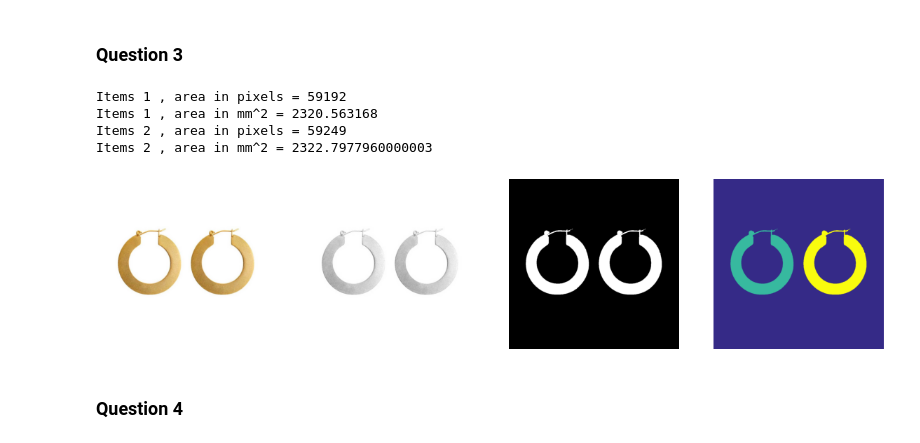
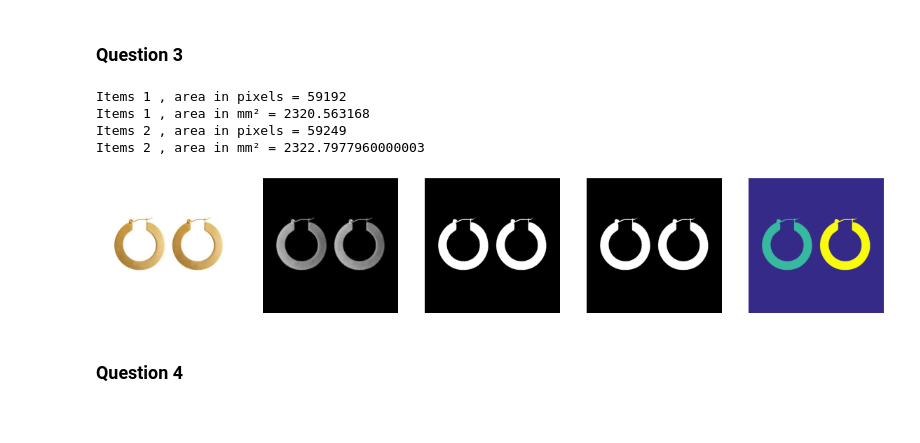
Before and after one commit to ayodyawkh/EN2550, a Jupyter notebook: Exercise_7/Exercise_7.ipynb, the cells around one changed output. Drawn from its saved outputs; the diff is of its cells as text; code cells hidden in the pictures.

```diff
--- a/Exercise_7/Exercise_7.ipynb
+++ b/Exercise_7/Exercise_7.ipynb
@@ -59,41 +59,42 @@ import matplotlib.pyplot as plt
 import cv2 as cv
 
 im = cv.imread("earrings.jpg",cv.IMREAD_COLOR)
 assert im is not None
 
 hsv = cv.cvtColor(im,cv.COLOR_BGR2HSV)
 th,bw = cv.threshold(hsv[:,:,1],0,255,cv.THRESH_BINARY + cv.THRESH_OTSU)
 
 w = 5
 kernal = np.ones((w,w),np.uint8)
 opened = cv.morphologyEx(bw,cv.MORPH_CLOSE,kernal)
 
 retval,labels,stats,centroids = cv.connectedComponentsWithStats(opened)
 colormapped = cv.applyColorMap((labels/np.amax(labels)*255).astype("uint8"),cv.COLORMAP_PARULA)
 
 Z = 720
 f = 8
 for i,s in enumerate(stats):
     if i!=0:
         print("Items",i,", area in pixels =",s[4])
-        print("Items",i,", area in mm^2 =",s[4]*(2.2e-3)**2*(Z*Z)/(f*f))
+        print("Items",i,", area in mm\u00b2 =",s[4]*(2.2e-3)**2*(Z*Z)/(f*f))
 
-h,s,v = cv.split(hsv)
-figure, axis = plt.subplots(1,4, figsize = (20,20))
-axis[0].imshow(cv.cvtColor(Img, cv.COLOR_BGR2RGB))
+figure, axis = plt.subplots(1,5, figsize = (20,20))
+axis[0].imshow(cv.cvtColor(im, cv.COLOR_BGR2RGB))
 axis[0].axis('off')
-axis[1].imshow(cv.cvtColor(v, cv.COLOR_BGR2RGB))
+axis[1].imshow(cv.cvtColor(hsv[:,:,1], cv.COLOR_BGR2RGB))
 axis[1].axis('off')
 axis[2].imshow(cv.cvtColor(bw, cv.COLOR_BGR2RGB))
 axis[2].axis('off')
-axis[3].imshow(cv.cvtColor(colormapped, cv.COLOR_BGR2RGB))
+axis[3].imshow(cv.cvtColor(opened, cv.COLOR_BGR2RGB))
 axis[3].axis('off')
+axis[4].imshow(cv.cvtColor(colormapped, cv.COLOR_BGR2RGB))
+axis[4].axis('off')
 plt.show()
 # %% [output]
 Items 1 , area in pixels = 59192
-Items 1 , area in mm^2 = 2320.563168
+Items 1 , area in mm² = 2320.563168
 Items 2 , area in pixels = 59249
-Items 2 , area in mm^2 = 2322.7977960000003
+Items 2 , area in mm² = 2322.7977960000003
-[figure, old version]
+[figure, new version]
 # %% [markdown]
 ### Question 4
```
Also changed, not shown: parts of 1 cell of this notebook.
